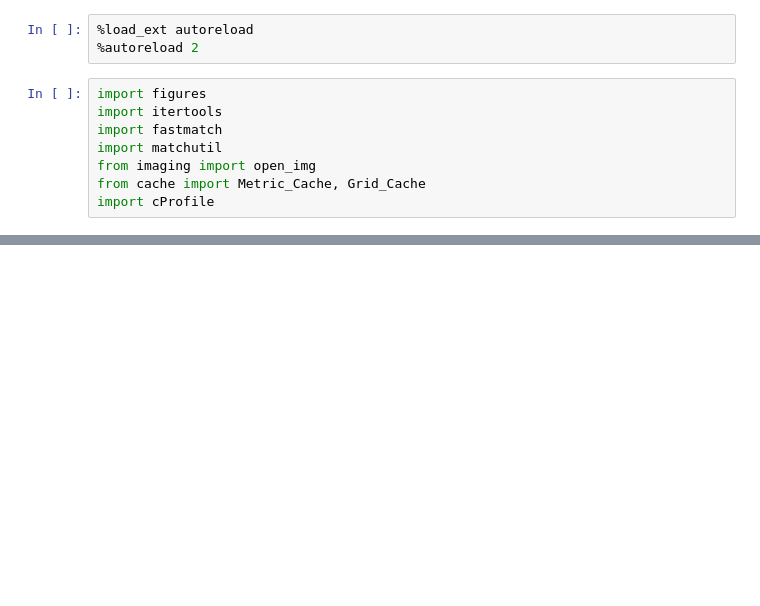
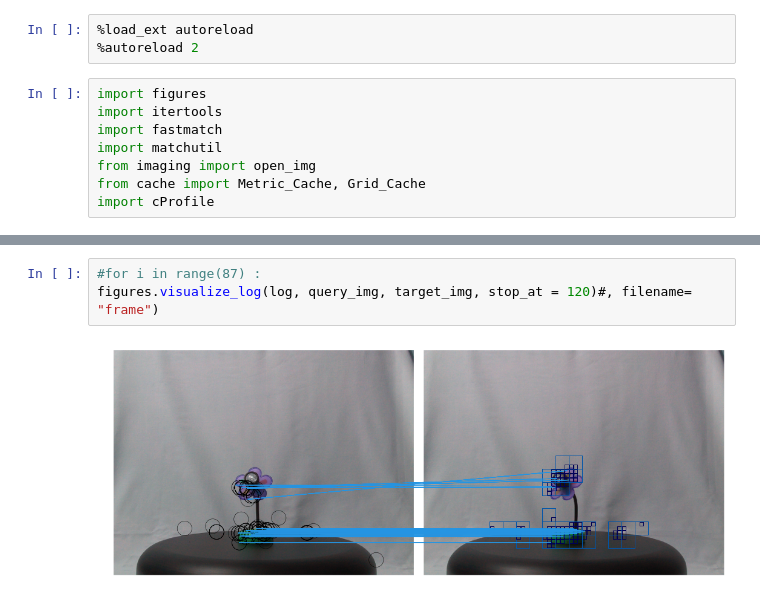
Before and after one commit to arnfred/Fast-Match, a Jupyter notebook: Fast Matching.ipynb, the cells around one changed output, grey strips where cells are left out. Drawn from its saved outputs; the diff is of its cells as text; blank space fills up the shorter version.

```diff
--- a/Fast Matching.ipynb
+++ b/Fast Matching.ipynb
@@ -56,0 +61,5 @@ figures.visualize_log(log, query_img, target_img, stop_at = 207)#, filename= "fr
+# %%
+#for i in range(87) :
+figures.visualize_log(log, query_img, target_img, stop_at = 120)#, filename= "frame")
+# %% [output]
+[figure, added]
```
Also changed, not shown: parts of 5 cells of this notebook, 8 other files.
